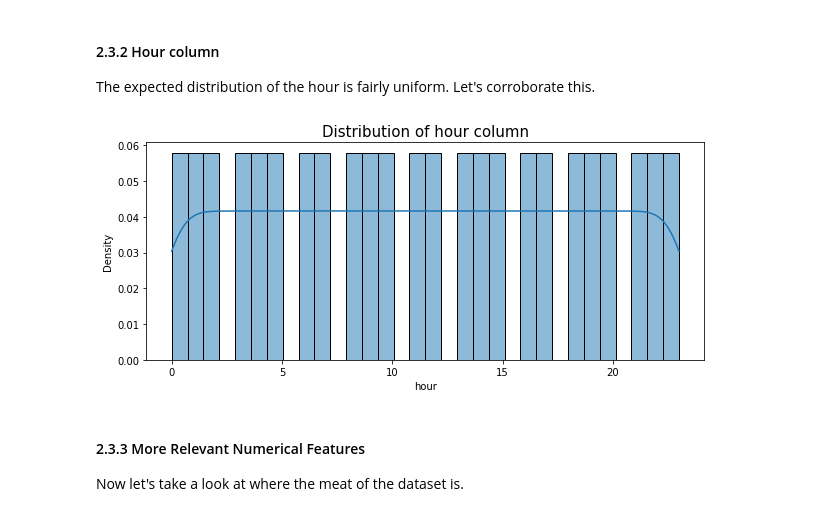
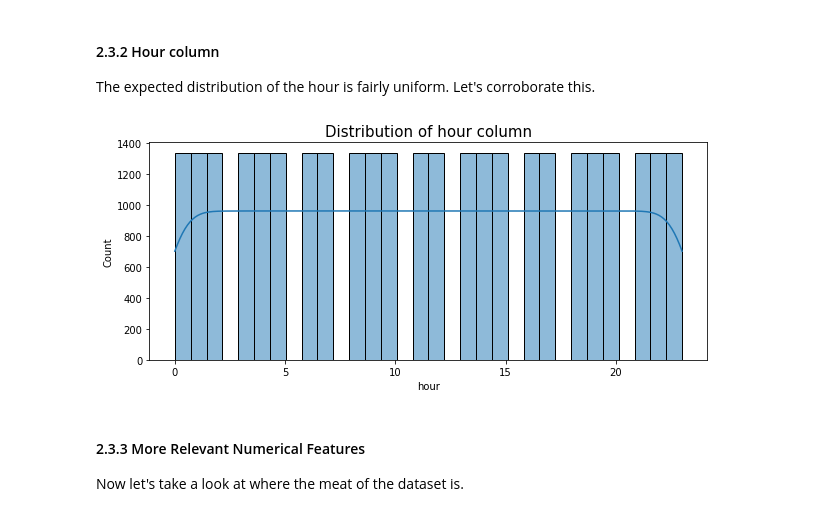
Before and after one commit to altogi/PredictingElectricityPrices, a Jupyter notebook: Predicting Power Prices in Spain - Group 3.ipynb, the cells around one changed output. Cells and saved outputs as stored; diff of their text form; code cells hidden in the pictures.

```diff
--- a/Predicting Power Prices in Spain - Group 3.ipynb
+++ b/Predicting Power Prices in Spain - Group 3.ipynb
@@ -129,10 +147,10 @@ The expected distribution of the hour is fairly uniform. Let's corroborate this.
 # %%
 fig, ax = plt.subplots(figsize=(10, 4))
 ax.set_title('Distribution of hour column', fontsize=15)
-sns.histplot(df['hour'], ax=ax, kde=True, stat='density')
+sns.histplot(df['hour'], ax=ax, kde=True)
 plt.show()
 # %% [output]
-[figure, old version]
+[figure, new version]
 # %% [markdown]
 #### 2.3.3 More Relevant Numerical Features
 Now let's take a look at where the meat of the dataset is.
```
Also changed, not shown: parts of 149 cells of this notebook.
